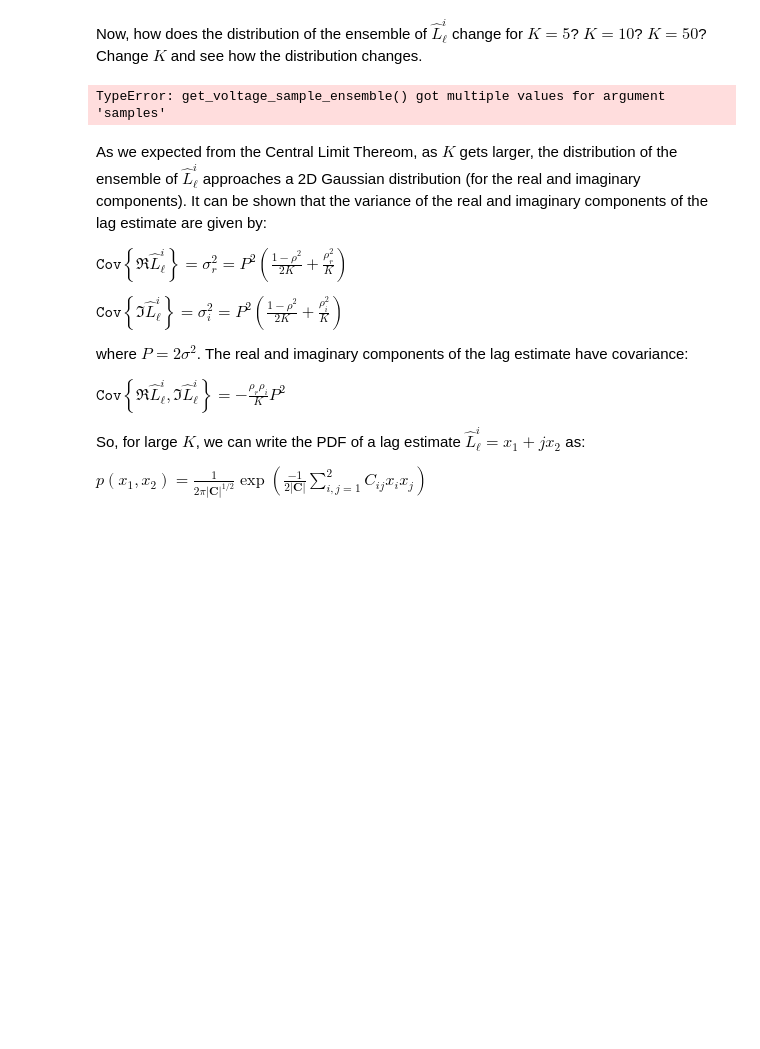
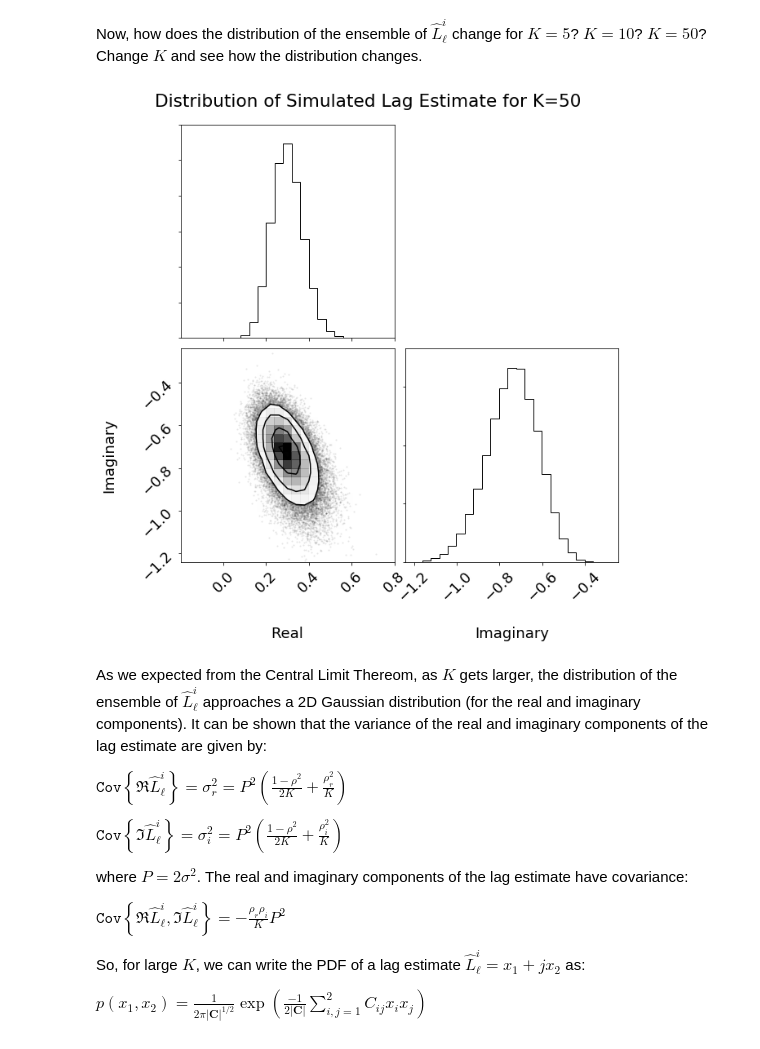
Before and after one commit to isrsummerschool/lecture_supplements_2020, a Jupyter notebook: data_analysis_and_fitting/05_lag_estimate_statistics/Visualizing Lag Estimate Statistics.ipynb, the cells around one changed output. Saved outputs shown, nothing was run; the diff lists cells and outputs as text; code cells hidden in the pictures; blank space fills up the shorter version.

Commit message:
fixed bug in ensemble generation code.

```diff
--- a/data_analysis_and_fitting/05_lag_estimate_statistics/Visualizing Lag Estimate Statistics.ipynb
+++ b/data_analysis_and_fitting/05_lag_estimate_statistics/Visualizing Lag Estimate Statistics.ipynb
@@ -86,30 +86,30 @@ Now, how does the distribution of the ensemble of $\hat{L}^i_{\ell}$ change for
 # %%
 # note that increasing K makes the code run slower K=50 could a minute or two
 K=50
 
 def get_lag_estimate_ensemble(K):
-    temp = get_voltage_sample_ensemble(P,p,pr,pi,samples=(50000,K))
+    temp = get_voltage_sample_ensemble(samples=(50000,K))
     voltage1 = temp[:,:,0] + 1j*temp[:,:,1]
     voltage2 = temp[:,:,2] + 1j*temp[:,:,3]
     lag_estimate = np.sum(np.conj(voltage1)*voltage2,axis=1)
     lag_estimate /= K
 
     return lag_estimate
 
 lag_estimate = get_lag_estimate_ensemble(K)
 
 lim = 5*np.sqrt(variance/K)
 lims = np.array([[P*pr-lim,P*pr+lim],[-P*pi-lim,-P*pi+lim]])
 fig = pyplot.figure(figsize=(10,10))
 ax1 = fig.add_subplot(221)
 ax2 = fig.add_subplot(222)
 ax3 = fig.add_subplot(223)
 ax4 = fig.add_subplot(224)
 tmp = corner.corner(np.array([lag_estimate.real,lag_estimate.imag]).T,bins=25,
                     range=lims,labels=['Real','Imaginary'],fig=fig)
 tmp = fig.suptitle('Distribution of Simulated Lag Estimate for K=%d' % K)
 # %% [output]
-TypeError: get_voltage_sample_ensemble() got multiple values for argument 'samples'
+[figure, added]
 # %% [markdown]
 As we expected from the Central Limit Thereom, as $K$ gets larger, the distribution of the ensemble of $\hat{L}^i_{\ell}$ approaches a 2D Gaussian distribution (for the real and imaginary components). It can be shown that the variance of the real and imaginary components of the lag estimate are given by:
 
```
Also changed, not shown: parts of 1 cell of this notebook.
